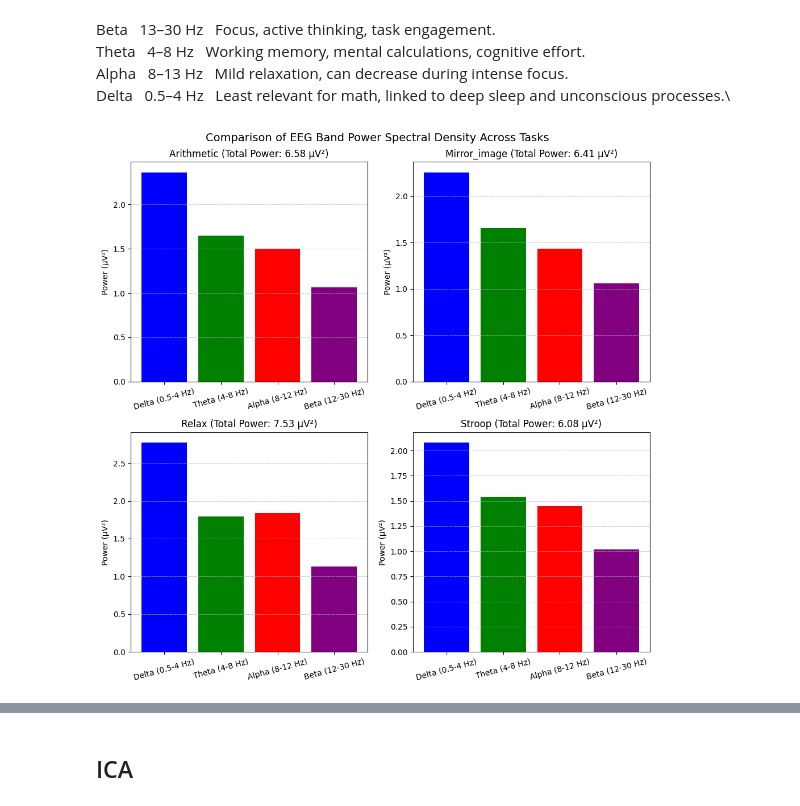
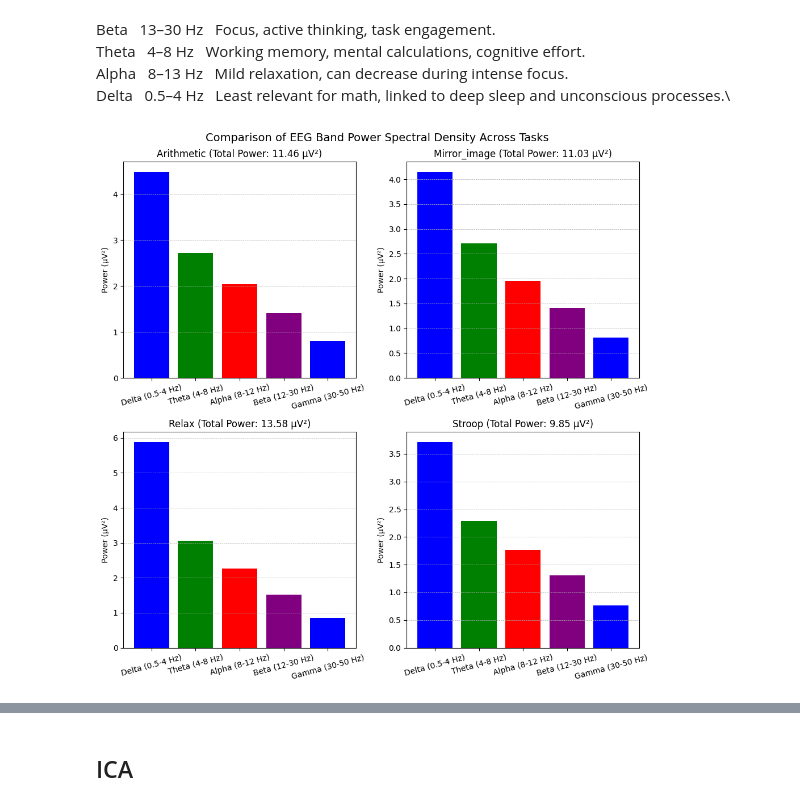
Before and after one commit to gaspachoo/EEG-Based-Stress-Recognition-Using-Neural-Networks, a Jupyter notebook: data_analysis.ipynb, the cells around one changed output, grey strips where cells are left out. Cells and saved outputs as stored; diff of their text form; code cells hidden in the pictures.

```diff
--- a/data_analysis.ipynb
+++ b/data_analysis.ipynb
@@ -376,7 +376,8 @@ bands = {
     "Delta (0.5-4 Hz)": (0.5, 4),
     "Theta (4-8 Hz)": (4, 8),
     "Alpha (8-12 Hz)": (8, 12),
-    "Beta (12-30 Hz)": (12, 30)
+    "Beta (12-30 Hz)": (12, 30),
+    "Gamma (30-50 Hz)": (30, 50)
 }
 
 sampling_rate = 128 #Hz
@@ -393,7 +394,7 @@ trials = range(1, 4)
 tasks_list = ['Arithmetic', 'Mirror_image', 'Relax', 'Stroop']
 # %%
 # Select which to use
-selected_channels = all_channels  # relax_channels/task_channels/all_channels
+selected_channels = ["Fp1"]  # relax_channels/task_channels/all_channels
 
 
 # Store average band power per task
@@ -435,33 +436,33 @@ for task in tasks_list:
                     trial_power.append(mean_band_power)  # Store power for this trial
 
                 except FileNotFoundError:
                     print(f"File {filename} not found. Skipping.")
 
 
             subject_power.append(np.mean(trial_power))
         task_band_power[task][band] = np.mean(subject_power)
         task_power += np.mean(subject_power)
     total_task_power[task] = task_power
 
 
 # 📊 Step 6: Plot the results (one subplot per task, bars for EEG bands)
 fig, axes = plt.subplots(2, 2, figsize=(10, 10))
 fig.suptitle("Comparison of EEG Band Power Spectral Density Across Tasks", fontsize=14)
 
 colors = ['blue', 'green', 'red', 'purple']  # Colors for EEG bands
 
 for ax, (task, power_values) in zip(axes.flatten(), task_band_power.items()):
     total_power = total_task_power[task]
     ax.bar(bands.keys(), list(power_values.values()), color=colors)  # Plot bars
     ax.set_title(f"{task} (Total Power: {total_power:.2f} µV²)", fontsize=12)  # Title with total power
     ax.set_ylabel("Power (µV²)")
     ax.set_xticks(range(len(bands)))
     ax.set_xticklabels(bands.keys(), rotation=15)
     ax.grid(axis='y', linestyle='--', linewidth=0.5)
 
 plt.tight_layout()
 plt.show()
 # %% [output]
-[figure, old version]
+[figure, new version]
 # %%
 # Select which to use
```
Also changed, not shown: parts of 2 cells of this notebook.
